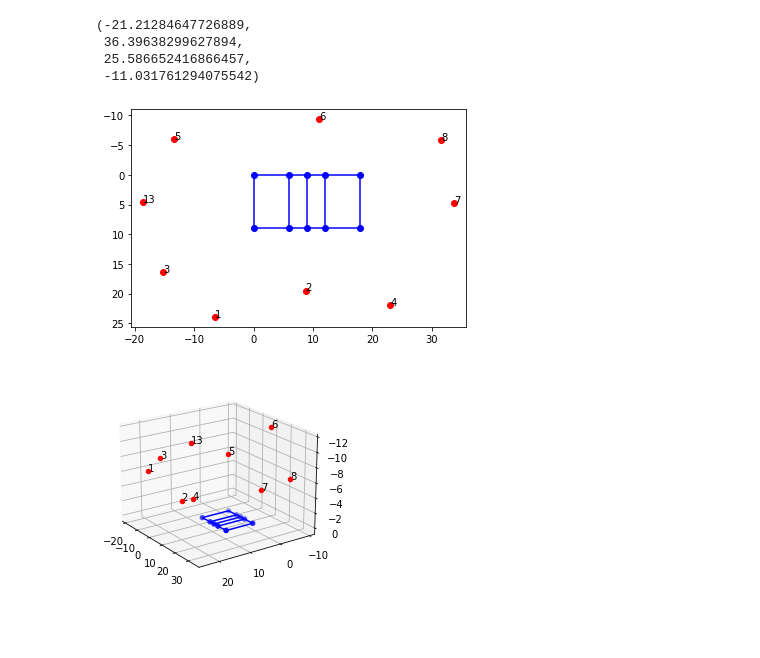
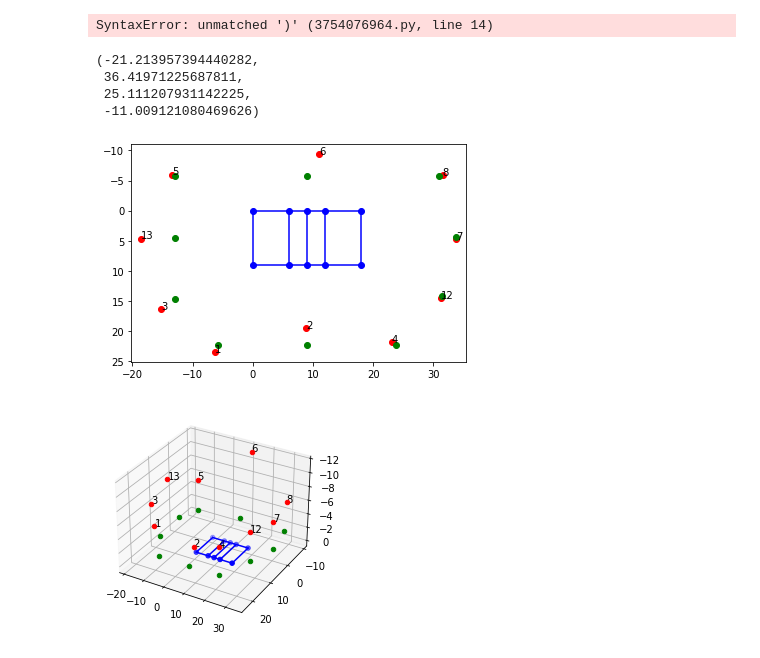
Before and after one commit to Martina-Scheffler/Computer-Vision, a Jupyter notebook: jupyter_notebooks/plot_camera_positions.ipynb, the cells around one changed output. Saved outputs shown, nothing was run; the diff lists cells and outputs as text; code cells hidden in the pictures; blank space fills up the shorter version.

Commit message:
Add ground truth and error calculation

```diff
--- a/jupyter_notebooks/plot_camera_positions.ipynb
+++ b/jupyter_notebooks/plot_camera_positions.ipynb
@@ -12,6 +12,27 @@ camera_7 = np.load('../extrinsic_matrices/7.npy')
 camera_8 = np.load('../extrinsic_matrices/8.npy')
 camera_12 = np.load('../extrinsic_matrices/12.npy')
 camera_13 = np.load('../extrinsic_matrices/13.npy')
+# %%
+ground_truth_cameras = {
+    '1': np.array([-5.82, 22.36, -2.2]),
+    '2': np.array([9, 22.36, -2.2]),
+    '3': np.array([-13, 14.7, -2.6]),
+    '4': np.array([23.8, 22.36, -2.2]),
+    '5': np.array([-13, -5.7, -1.8]),
+    '6': np.array([9, -5.7, -2.35]),
+    '7': np.array([33.8, 4.3, -2.4]),
+    '8': np.array([31, -5.7, -2.35]),
+    '12': np.array([31.4, 14.26, -2.9]),
+    '13': np.array([-13, 4.5, -3.05])
+}
+
+for c in ground_truth_cameras.values():
+    print(c)
+    c[2] -= 4
+
+ground_truth_cameras
+# %% [output]
+SyntaxError: unmatched ')' (3754076964.py, line 14)
 # %%
 # plot the court
 plt.scatter([0, 0, 6, 6, 9, 9, 12, 12, 18, 18], [0, 9, 0, 9, 0, 9, 0, 9, 0, 9], color='blue')
@@ -54,21 +75,23 @@ plt.text(camera_12[0, 3], camera_12[1, 3], '12')
 plt.scatter(camera_13[0, 3], camera_13[1, 3], color='red', label='13')
 plt.text(camera_13[0, 3], camera_13[1, 3], '13')
 
+# plot ground truth
+for cam in ground_truth_cameras.keys():
+    plt.scatter(ground_truth_cameras[cam][0], ground_truth_cameras[cam][1], color='green', label=cam)
+    # plt.text(ground_truth_cameras[cam][0], ground_truth_cameras[cam][1], cam)
+
 
 # invert the y axis so origin is in top left corner
 plt.gca().invert_yaxis()
 
 plt.axis('equal')
 # %% [output]
-(-21.21284647726889,
- 36.39638299627894,
- 25.586652416866457,
- -11.031761294075542)
+(-21.213957394440282,
+ 36.41971225687811,
+ 25.111207931142225,
+ -11.009121080469626)
-[figure, old version]
+[figure, new version]
 # %%
-import matplotlib.pyplot as plt
-import numpy as np
-
 fig = plt.figure()
 ax = fig.add_subplot(projection='3d')
 
@@ -93,32 +116,38 @@ ax.scatter(camera_3[0, 3], camera_3[1, 3], camera_3[2, 3], color='red', label='3
 ax.text(camera_3[0, 3], camera_3[1, 3], camera_3[2, 3], '3')
 
 ax.scatter(camera_4[0, 3], camera_4[1, 3], camera_4[2, 3], color='red', label='4')
 ax.text(camera_4[0, 3], camera_4[1, 3], camera_4[2, 3], '4')
 
 ax.scatter(camera_5[0, 3], camera_5[1, 3], camera_5[2, 3], color='red', label='5')
 ax.text(camera_5[0, 3], camera_5[1, 3], camera_5[2, 3], '5')
 
 ax.scatter(camera_6[0, 3], camera_6[1, 3], camera_6[2, 3], color='red', label='6')
 ax.text(camera_6[0, 3], camera_6[1, 3], camera_6[2, 3], '6')
 
 ax.scatter(camera_7[0, 3], camera_7[1, 3], camera_7[2, 3], color='red', label='7')
 ax.text(camera_7[0, 3], camera_7[1, 3], camera_7[2, 3], '7')
 
 ax.scatter(camera_8[0, 3], camera_8[1, 3], camera_8[2, 3], color='red', label='8')
 ax.text(camera_8[0, 3], camera_8[1, 3], camera_8[2, 3],  '8')
 
 ax.scatter(camera_12[0, 3], camera_12[1, 3], camera_12[2, 3], color='red', label='12')
 ax.text(camera_12[0, 3], camera_12[1, 3], camera_12[2, 3], '12')
 
 ax.scatter(camera_13[0, 3], camera_13[1, 3], camera_13[2, 3], color='red', label='13')
 ax.text(camera_13[0, 3], camera_13[1, 3], camera_13[2, 3], '13')
 
+# plot ground truth
+for cam in ground_truth_cameras.keys():
+    ax.scatter(ground_truth_cameras[cam][0], ground_truth_cameras[cam][1], ground_truth_cameras[cam][2], color='green', label=cam)
+
+
+
 # invert the y axis so origin is in top left corner
 plt.gca().invert_zaxis()
 plt.gca().invert_yaxis()
 
-ax.view_init(elev=20., azim=-35, roll=0)
+#ax.view_init(elev=0., azim=-20, roll=0)
 
 plt.show()
 # %% [output]
-[figure, old version]
+[figure, new version]
```
Also changed, not shown: parts of 2 cells of this notebook.
